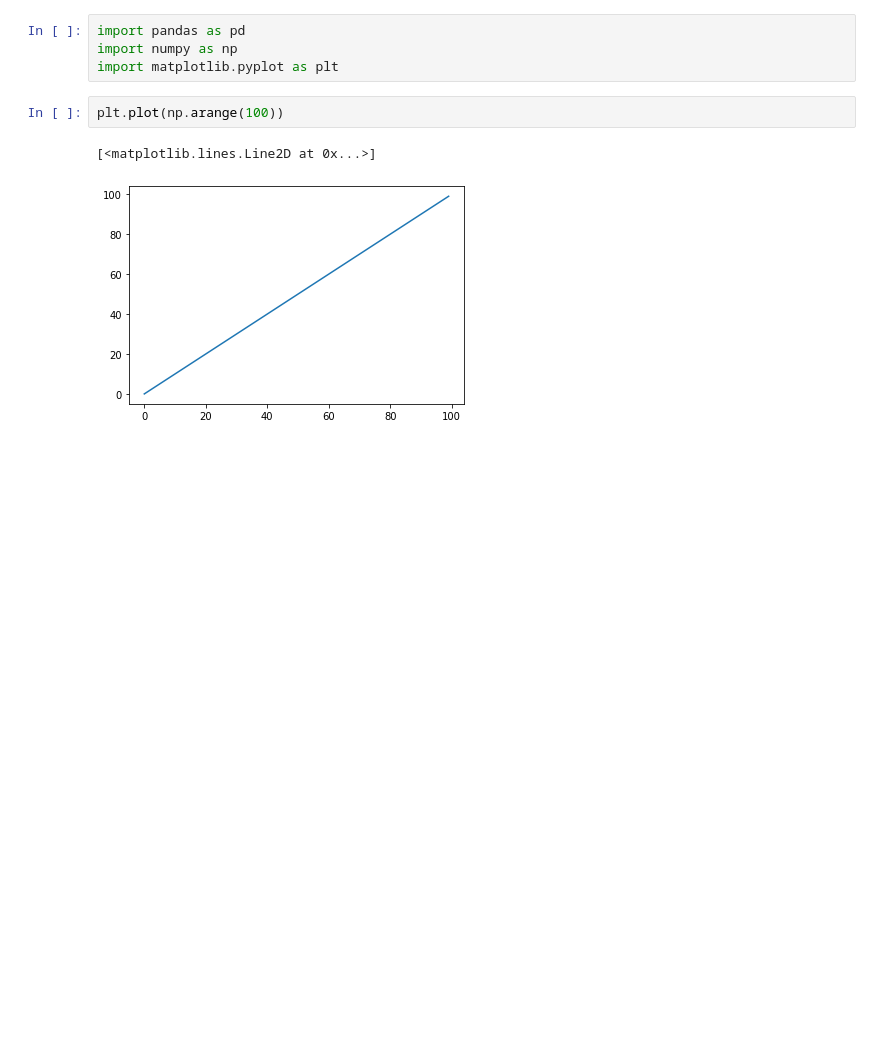
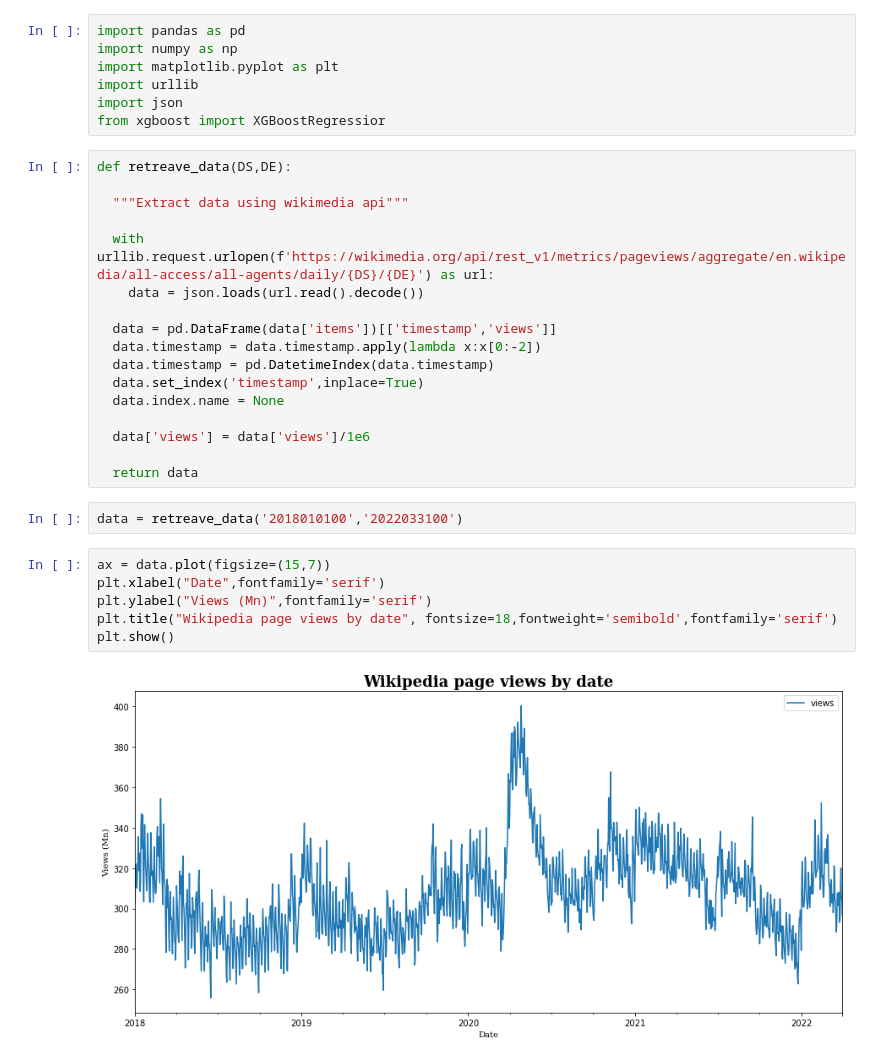
Before and after one commit to Ransaka/MyForecastingRepo, a Jupyter notebook: Getting Started/xgboost model.ipynb, the cells around one changed output. Saved outputs shown, nothing was run; the diff lists cells and outputs as text; blank space fills up the shorter version.

Commit message:
data retreval

```diff
--- a/Getting Started/xgboost model.ipynb
+++ b/Getting Started/xgboost model.ipynb
@@ -2,8 +2,33 @@
 import pandas as pd
 import numpy as np
 import matplotlib.pyplot as plt
+import urllib
+import json
+from xgboost import XGBoostRegressior
-# %%
-plt.plot(np.arange(100))
-# %% [output]
-[<matplotlib.lines.Line2D at 0x...>]
-[figure, removed]
+# %%
+def retreave_data(DS,DE):
+
+  """Extract data using wikimedia api"""
+
+  with urllib.request.urlopen(f'https://wikimedia.org/api/rest_v1/metrics/pageviews/aggregate/en.wikipedia/all-access/all-agents/daily/{DS}/{DE}') as url:
+    data = json.loads(url.read().decode())
+
+  data = pd.DataFrame(data['items'])[['timestamp','views']]
+  data.timestamp = data.timestamp.apply(lambda x:x[0:-2])
+  data.timestamp = pd.DatetimeIndex(data.timestamp)
+  data.set_index('timestamp',inplace=True)
+  data.index.name = None
+
+  data['views'] = data['views']/1e6
+
+  return data
+# %%
+data = retreave_data('2018010100','2022033100')
+# %%
+ax = data.plot(figsize=(15,7))
+plt.xlabel("Date",fontfamily='serif')
+plt.ylabel("Views (Mn)",fontfamily='serif')
+plt.title("Wikipedia page views by date", fontsize=18,fontweight='semibold',fontfamily='serif')
+plt.show()
+# %% [output]
+[figure, added]
```
